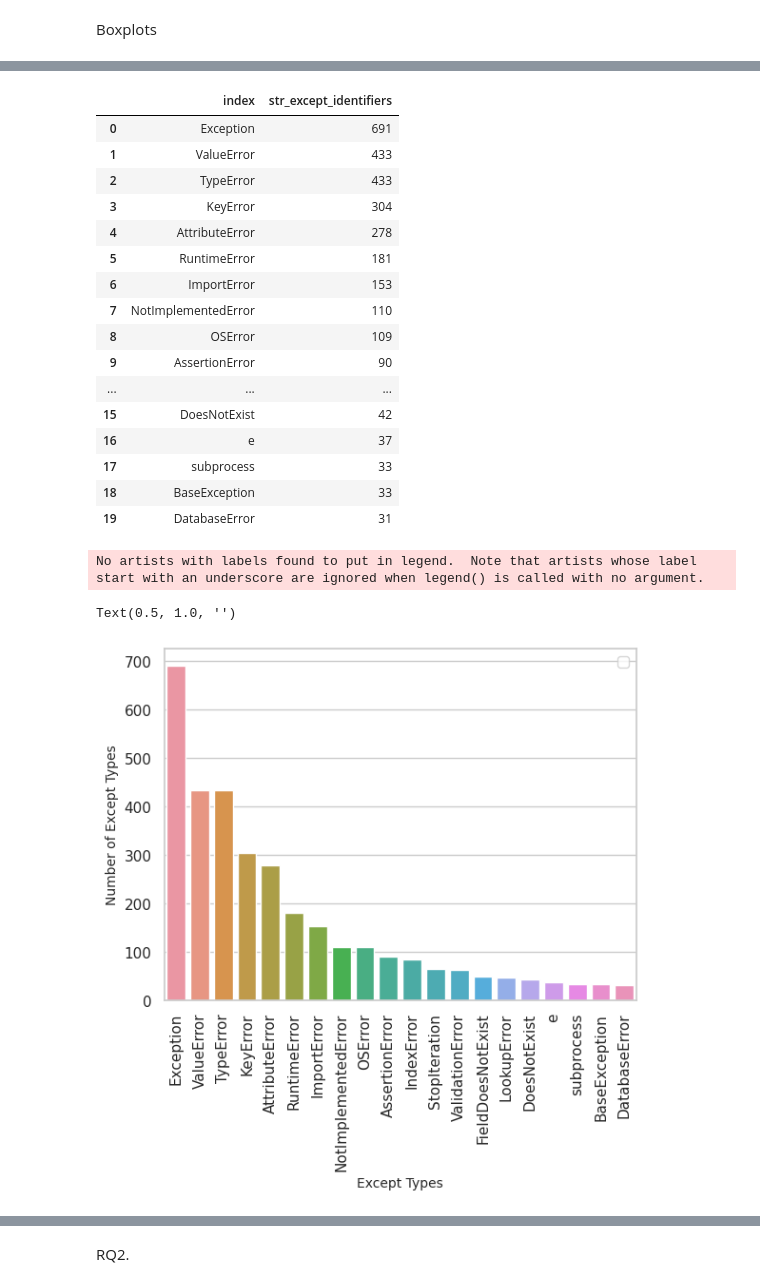
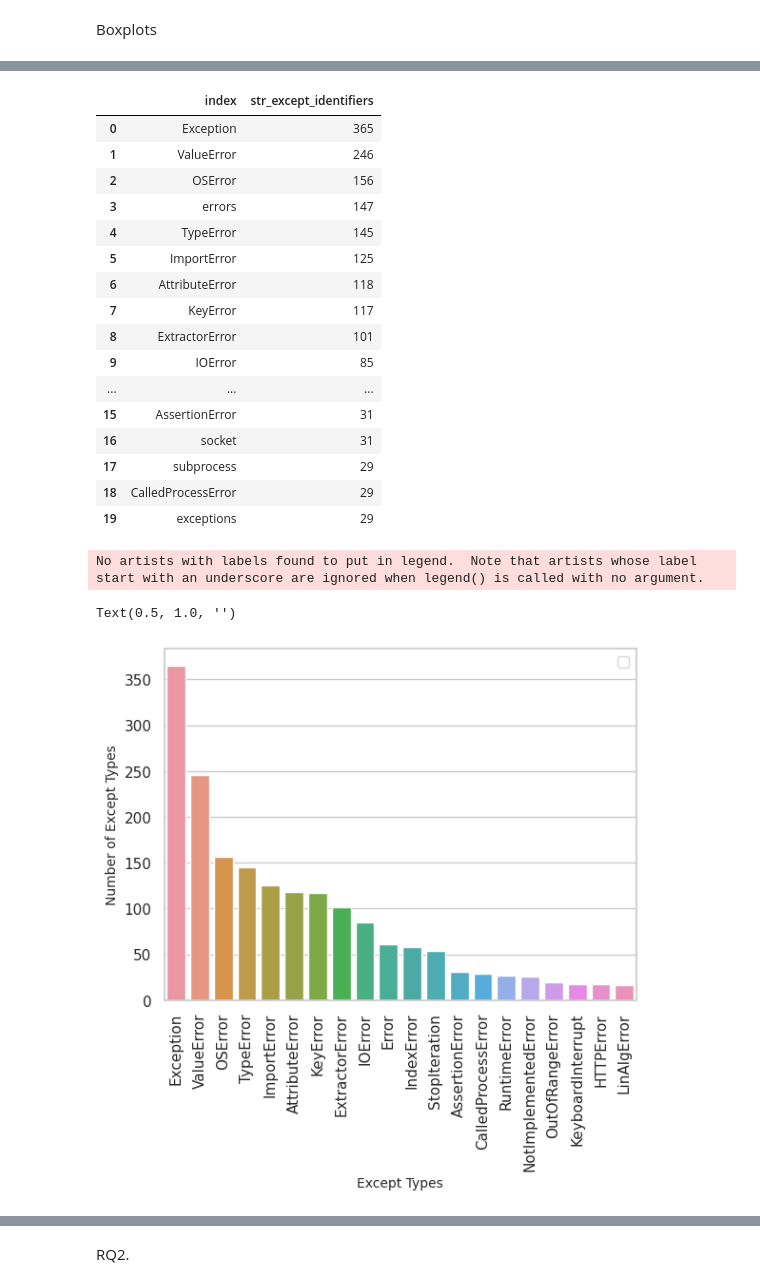
Before and after one commit to r4phael/exception-miner-multi, a Jupyter notebook: notebooks/eh_py_analysis.ipynb, the cells around one changed output, grey strips where cells are left out. Drawn from its saved outputs; the diff is of its cells as text; code cells hidden in the pictures.

```diff
--- a/notebooks/eh_py_analysis.ipynb
+++ b/notebooks/eh_py_analysis.ipynb
@@ -130,11 +133,13 @@ import json
 
 projects = ["django", "flask", "pytorch", "pandas"]
 dfs=[]
+filenames = glob.glob(f"../output/parser/*.csv")
 
-for project in projects:
+for filename in filenames:
     #filenames = glob.glob(f"../output/parser/*.csv")
     #print(filename)
-    df = pd.read_csv(f"../output/parser/{project}_stats.csv")
+    df = pd.read_csv(filename)
+    project = filename.split("/")[-1].split("_")[0]
     df['project'] = project
     dfs.append(df)
 
@@ -405,35 +404,45 @@ df_except_types
 df_except_types.head(20)
 # %% [output]
 |  | index | str_except_identifiers |
-| 0 | Exception | 691 |
-| 1 | ValueError | 433 |
-| 2 | TypeError | 433 |
-| 3 | KeyError | 304 |
-| 4 | AttributeError | 278 |
-| 5 | RuntimeError | 181 |
-| 6 | ImportError | 153 |
-| 7 | NotImplementedError | 110 |
-| 8 | OSError | 109 |
-| 9 | AssertionError | 90 |
+| 0 | Exception | 365 |
+| 1 | ValueError | 246 |
+| 2 | OSError | 156 |
+| 3 | errors | 147 |
+| 4 | TypeError | 145 |
+| 5 | ImportError | 125 |
+| 6 | AttributeError | 118 |
+| 7 | KeyError | 117 |
+| 8 | ExtractorError | 101 |
+| 9 | IOError | 85 |
 | ... | ... | ... |
-| 15 | DoesNotExist | 42 |
-| 16 | e | 37 |
-| 17 | subprocess | 33 |
-| 18 | BaseException | 33 |
-| 19 | DatabaseError | 31 |
+| 15 | AssertionError | 31 |
+| 16 | socket | 31 |
+| 17 | subprocess | 29 |
+| 18 | CalledProcessError | 29 |
+| 19 | exceptions | 29 |
+# %%
+def get_capitalized_elements(list):
+    for element in list:
+        if element[0].isupper():
+            return element
+# %%
+#TODO: get a list of built-in exceptions and flag them
+df_except_types['str_uniq_identifiers'] = df_except_types['index'].apply(lambda x: get_capitalized_elements(x.split(".")))
+
+df_except_types = df_except_types[df_except_types['str_uniq_identifiers'].notna()].head(20)
 # %%
 sns.set_theme(style="whitegrid")
 
-fig = sns.barplot(data=df_except_types.head(20), x="index", y="str_except_identifiers").get_figure()
+fig = sns.barplot(data=df_except_types.head(20), x="str_uniq_identifiers", y="str_except_identifiers").get_figure()
 plt.ylabel("Number of Except Types", fontsize= 10)
 plt.xlabel("Except Types", fontsize= 10)
 plt.tick_params(axis='x', rotation=90)
 plt.legend(loc="best", ncol=3)
 plt.title("", fontsize= 15)
 # %% [output]
 No artists with labels found to put in legend.  Note that artists whose label start with an underscore are ignored when legend() is called with no argument.
 Text(0.5, 1.0, '')
-[figure, old version]
+[figure, new version]
 # %%
 df_raise_types = df.str_raise_identifiers.str.split(" ").explode().value_counts().reset_index()
 df_raise_types = df_raise_types[1:]
```
Also changed, not shown: parts of 30 cells of this notebook, 5 other files.
